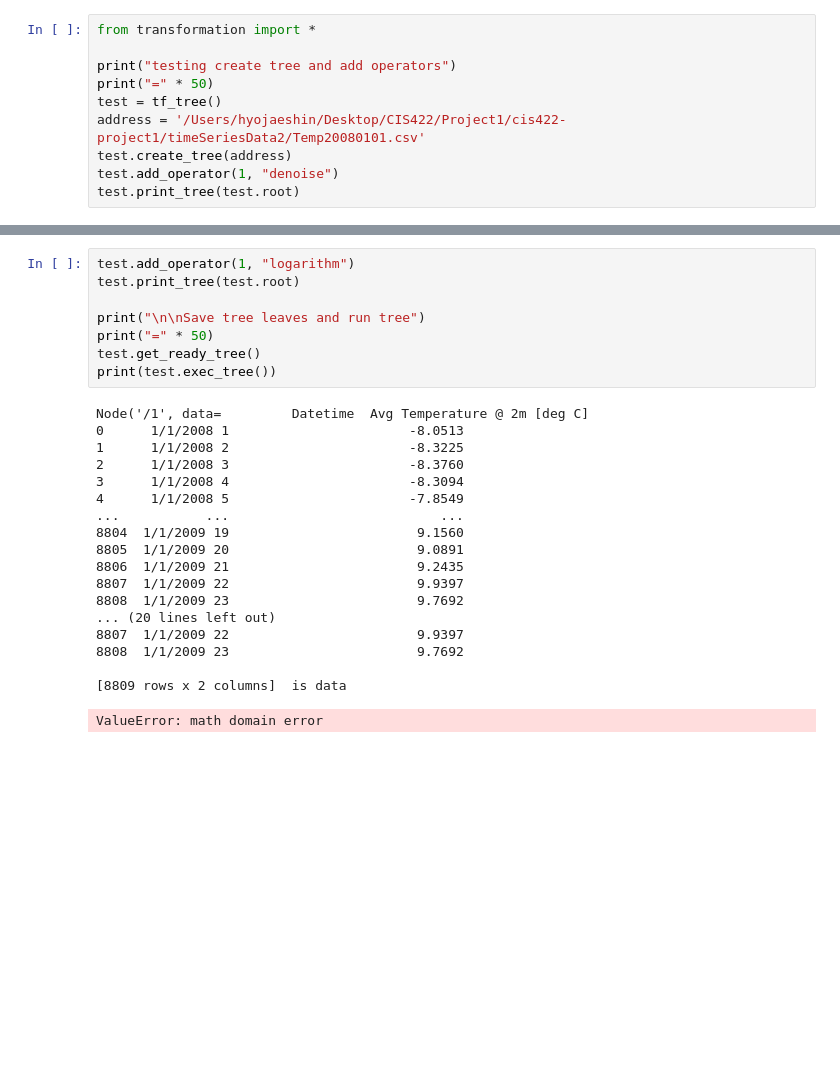
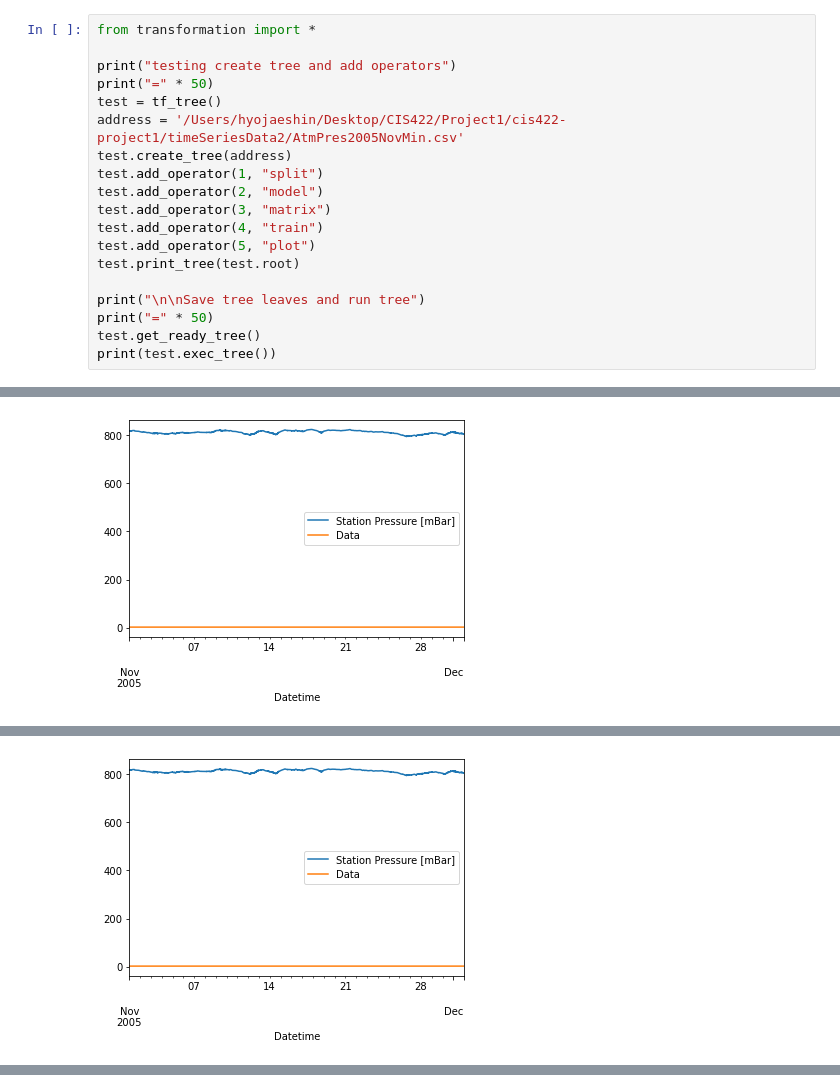
Before and after one commit to avilla2/cis422-project1, a Jupyter notebook: execution_example.ipynb, the cells around one changed output, grey strips where cells are left out. Drawn from its saved outputs; the diff is of its cells as text; blank space fills up the shorter version.

```diff
--- a/execution_example.ipynb
+++ b/execution_example.ipynb
@@ -4,10 +4,19 @@ from transformation import *
 print("testing create tree and add operators")
 print("=" * 50)
 test = tf_tree()
-address = '/Users/hyojaeshin/Desktop/CIS422/Project1/cis422-project1/timeSeriesData2/Temp20080101.csv'
+address = '/Users/hyojaeshin/Desktop/CIS422/Project1/cis422-project1/timeSeriesData2/AtmPres2005NovMin.csv'
 test.create_tree(address)
-test.add_operator(1, "denoise")
+test.add_operator(1, "split")
+test.add_operator(2, "model")
+test.add_operator(3, "matrix")
+test.add_operator(4, "train")
+test.add_operator(5, "plot")
 test.print_tree(test.root)
+
+print("\n\nSave tree leaves and run tree")
+print("=" * 50)
+test.get_ready_tree()
+print(test.exec_tree())
 # %% [output]
 testing create tree and add operators
 ==================================================
@@ -28,0 +38 @@ Node('/1', data=         Datetime  Avg Temperature @ 2m [deg C]
+[figure, added]
@@ -28,0 +55 @@ Node('/1', data=         Datetime  Avg Temperature @ 2m [deg C]
+[figure, added]
@@ -29,27 +121,0 @@ Node('/1', data=         Datetime  Avg Temperature @ 2m [deg C]
-# %%
-test.add_operator(1, "logarithm")
-test.print_tree(test.root)
-
-print("\n\nSave tree leaves and run tree")
-print("=" * 50)
-test.get_ready_tree()
-print(test.exec_tree())
-# %% [output]
-Node('/1', data=         Datetime  Avg Temperature @ 2m [deg C]
-0      1/1/2008 1                       -8.0513
-1      1/1/2008 2                       -8.3225
-2      1/1/2008 3                       -8.3760
-3      1/1/2008 4                       -8.3094
-4      1/1/2008 5                       -7.8549
-...           ...                           ...
-8804  1/1/2009 19                        9.1560
-8805  1/1/2009 20                        9.0891
-8806  1/1/2009 21                        9.2435
-8807  1/1/2009 22                        9.9397
-8808  1/1/2009 23                        9.7692
-... (20 lines left out)
-8807  1/1/2009 22                        9.9397
-8808  1/1/2009 23                        9.7692
-
-[8809 rows x 2 columns]  is data
-ValueError: math domain error
```
Also changed, not shown: parts of 1 cell of this notebook, 3 other files.
